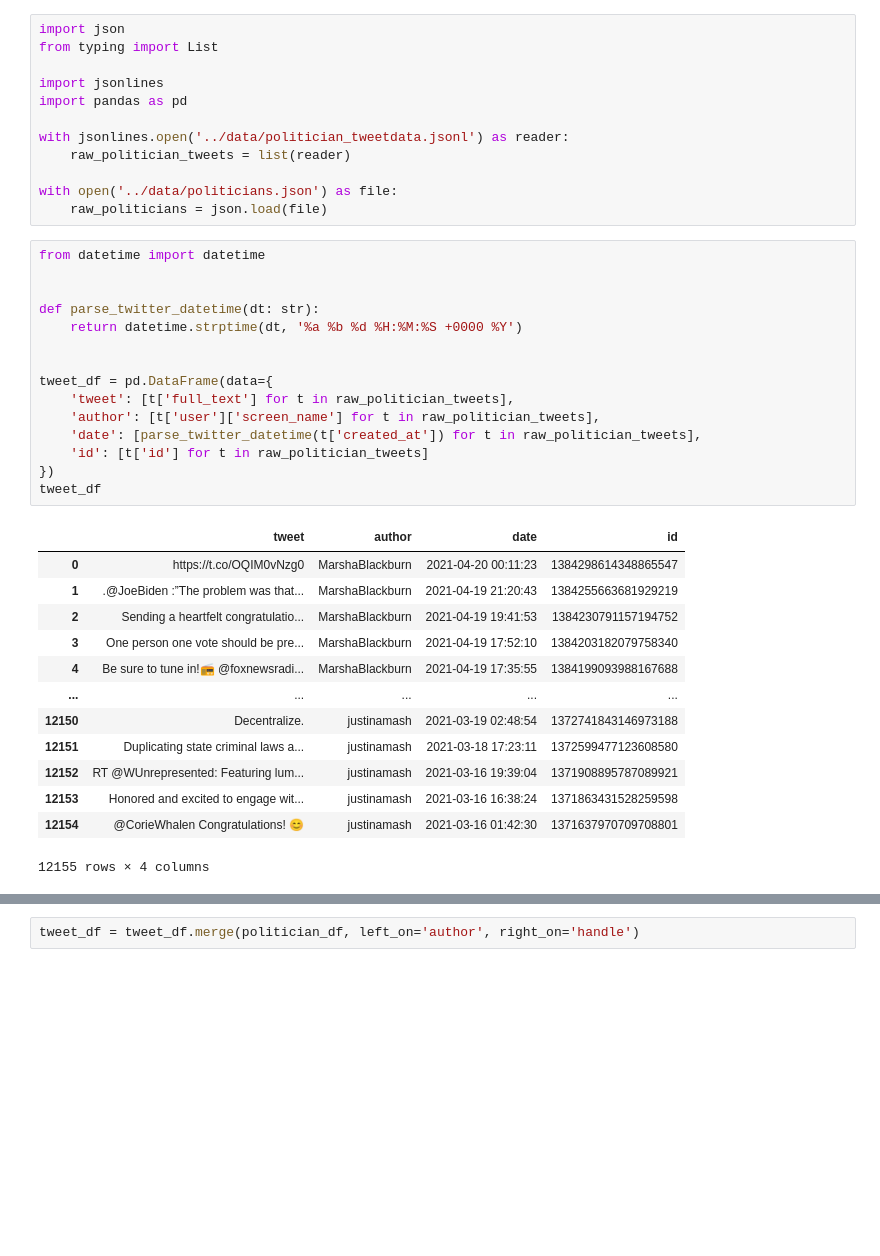
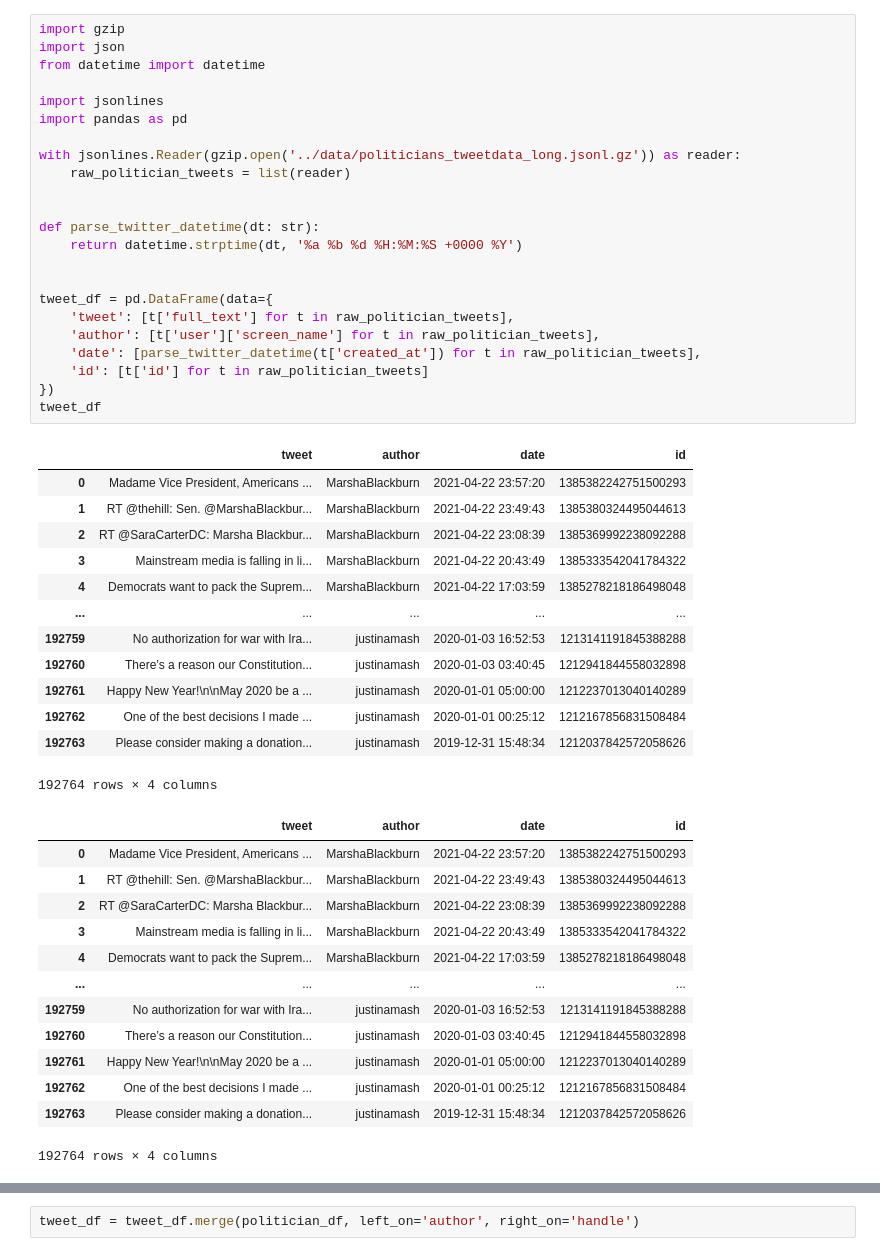
Before and after one commit to astralbijection/trans-data-analysis, a Jupyter notebook: notebooks/politician-eda.ipynb, the cells around one changed output, grey strips where cells are left out. Cells and saved outputs as stored; diff of their text form; blank space fills up the shorter version.

```diff
--- a/notebooks/politician-eda.ipynb
+++ b/notebooks/politician-eda.ipynb
@@ -1,41 +1,50 @@
-# %%
-import json
-from typing import List
-
-import jsonlines
-import pandas as pd
-
-with jsonlines.open('../data/politician_tweetdata.jsonl') as reader:
-    raw_politician_tweets = list(reader)
-
-with open('../data/politicians.json') as file:
-    raw_politicians = json.load(file)
 # %%
+import gzip
+import json
 from datetime import datetime
+
+import jsonlines
+import pandas as pd
+
+with jsonlines.Reader(gzip.open('../data/politicians_tweetdata_long.jsonl.gz')) as reader:
+    raw_politician_tweets = list(reader)
 
 
 def parse_twitter_datetime(dt: str):
     return datetime.strptime(dt, '%a %b %d %H:%M:%S +0000 %Y')
 
 
 tweet_df = pd.DataFrame(data={
     'tweet': [t['full_text'] for t in raw_politician_tweets],
     'author': [t['user']['screen_name'] for t in raw_politician_tweets],
     'date': [parse_twitter_datetime(t['created_at']) for t in raw_politician_tweets],
     'id': [t['id'] for t in raw_politician_tweets]
 })
 tweet_df
 # %% [output]
 |  | tweet | author | date | id |
-| 0 | https://t.co/OQIM0vNzg0 | MarshaBlackburn | 2021-04-20 00:11:23 | 1384298614348865547 |
-| 1 | .@JoeBiden :”The problem was that... | MarshaBlackburn | 2021-04-19 21:20:43 | 1384255663681929219 |
-| 2 | Sending a heartfelt congratulatio... | MarshaBlackburn | 2021-04-19 19:41:53 | 1384230791157194752 |
-| 3 | One person one vote should be pre... | MarshaBlackburn | 2021-04-19 17:52:10 | 1384203182079758340 |
-| 4 | Be sure to tune in!📻 @foxnewsradi... | MarshaBlackburn | 2021-04-19 17:35:55 | 1384199093988167688 |
+| 0 | Madame Vice President, Americans ... | MarshaBlackburn | 2021-04-22 23:57:20 | 1385382242751500293 |
+| 1 | RT @thehill: Sen. @MarshaBlackbur... | MarshaBlackburn | 2021-04-22 23:49:43 | 1385380324495044613 |
+| 2 | RT @SaraCarterDC: Marsha Blackbur... | MarshaBlackburn | 2021-04-22 23:08:39 | 1385369992238092288 |
+| 3 | Mainstream media is falling in li... | MarshaBlackburn | 2021-04-22 20:43:49 | 1385333542041784322 |
+| 4 | Democrats want to pack the Suprem... | MarshaBlackburn | 2021-04-22 17:03:59 | 1385278218186498048 |
 | ... | ... | ... | ... | ... |
-| 12150 | Decentralize. | justinamash | 2021-03-19 02:48:54 | 1372741843146973188 |
-| 12151 | Duplicating state criminal laws a... | justinamash | 2021-03-18 17:23:11 | 1372599477123608580 |
-| 12152 | RT @WUnrepresented: Featuring lum... | justinamash | 2021-03-16 19:39:04 | 1371908895787089921 |
-| 12153 | Honored and excited to engage wit... | justinamash | 2021-03-16 16:38:24 | 1371863431528259598 |
-| 12154 | @CorieWhalen Congratulations! 😊 | justinamash | 2021-03-16 01:42:30 | 1371637970709708801 |
+| 192759 | No authorization for war with Ira... | justinamash | 2020-01-03 16:52:53 | 1213141191845388288 |
+| 192760 | There’s a reason our Constitution... | justinamash | 2020-01-03 03:40:45 | 1212941844558032898 |
+| 192761 | Happy New Year!\n\nMay 2020 be a ... | justinamash | 2020-01-01 05:00:00 | 1212237013040140289 |
+| 192762 | One of the best decisions I made ... | justinamash | 2020-01-01 00:25:12 | 1212167856831508484 |
+| 192763 | Please consider making a donation... | justinamash | 2019-12-31 15:48:34 | 1212037842572058626 |
-12155 rows × 4 columns
+192764 rows × 4 columns
+|  | tweet | author | date | id |
+| 0 | Madame Vice President, Americans ... | MarshaBlackburn | 2021-04-22 23:57:20 | 1385382242751500293 |
+| 1 | RT @thehill: Sen. @MarshaBlackbur... | MarshaBlackburn | 2021-04-22 23:49:43 | 1385380324495044613 |
+| 2 | RT @SaraCarterDC: Marsha Blackbur... | MarshaBlackburn | 2021-04-22 23:08:39 | 1385369992238092288 |
+| 3 | Mainstream media is falling in li... | MarshaBlackburn | 2021-04-22 20:43:49 | 1385333542041784322 |
+| 4 | Democrats want to pack the Suprem... | MarshaBlackburn | 2021-04-22 17:03:59 | 1385278218186498048 |
+| ... | ... | ... | ... | ... |
+| 192759 | No authorization for war with Ira... | justinamash | 2020-01-03 16:52:53 | 1213141191845388288 |
+| 192760 | There’s a reason our Constitution... | justinamash | 2020-01-03 03:40:45 | 1212941844558032898 |
+| 192761 | Happy New Year!\n\nMay 2020 be a ... | justinamash | 2020-01-01 05:00:00 | 1212237013040140289 |
+| 192762 | One of the best decisions I made ... | justinamash | 2020-01-01 00:25:12 | 1212167856831508484 |
+| 192763 | Please consider making a donation... | justinamash | 2019-12-31 15:48:34 | 1212037842572058626 |
+192764 rows × 4 columns
```
Also changed, not shown: parts of 13 cells of this notebook, 2 other files.
